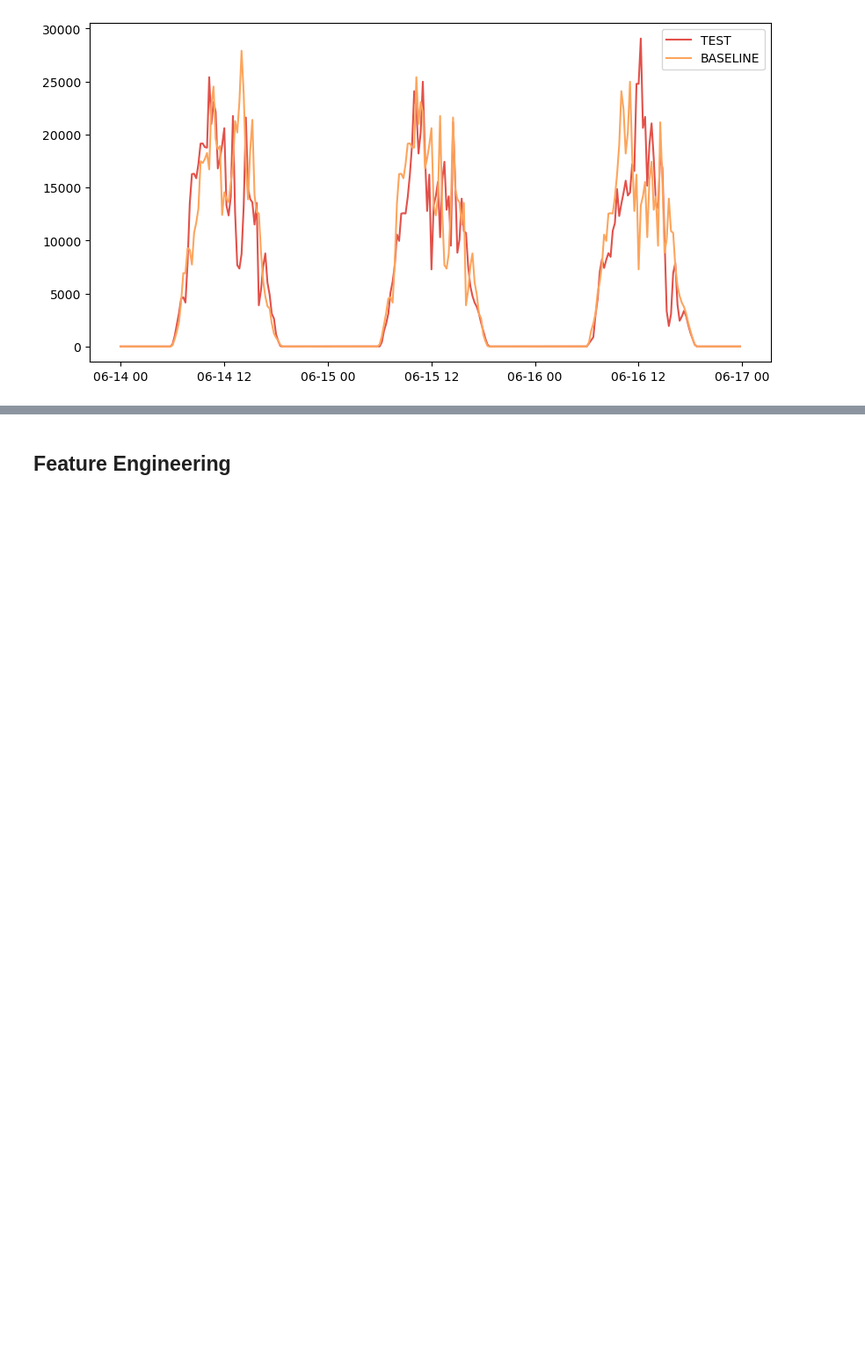
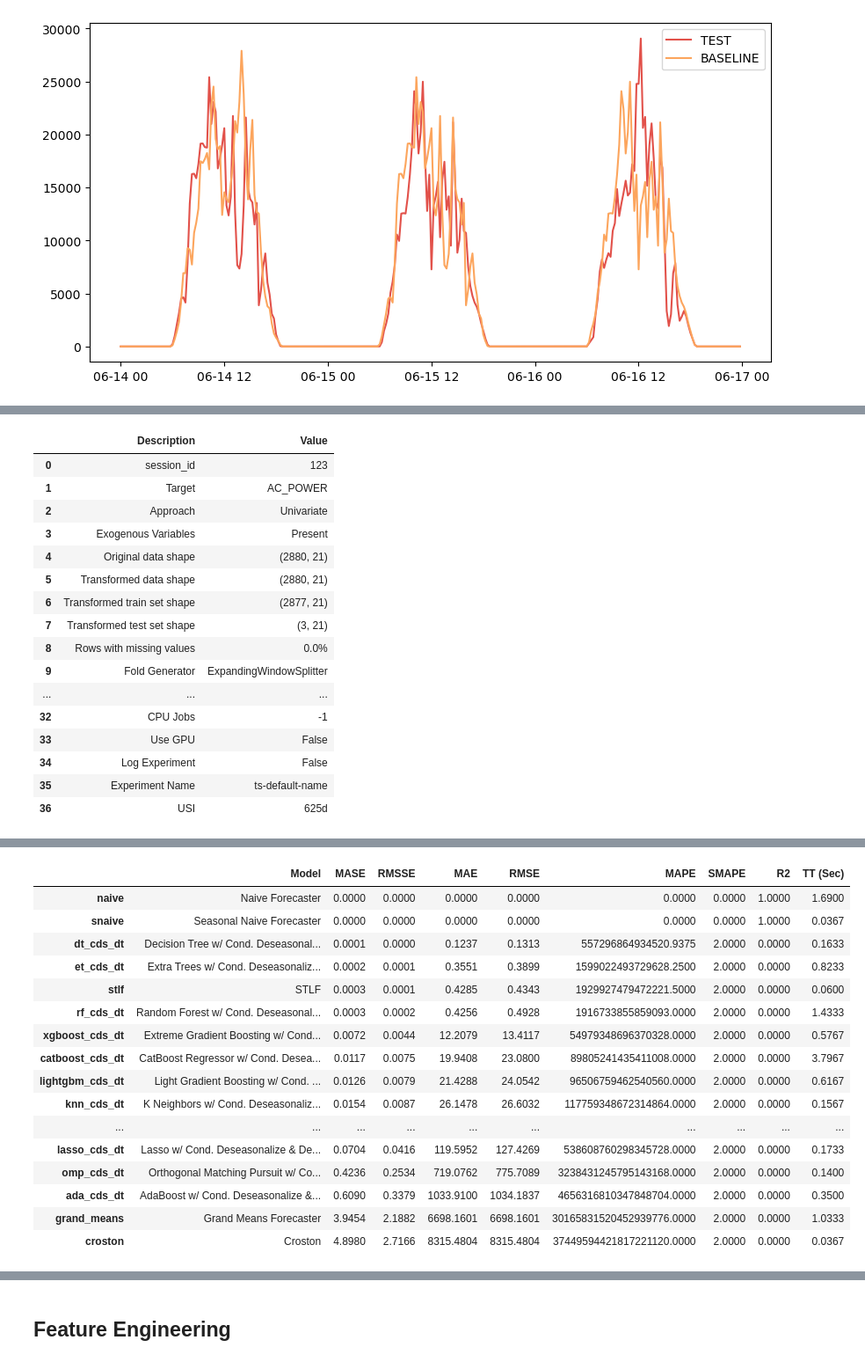
Before and after one commit to joshmdata/data-science-projects, a Jupyter notebook: forecasting-solar-power-ml-vs-dl.ipynb, the cells around one changed output, grey strips where cells are left out. Shown at 88% size. Cells and saved outputs as stored; diff of their text form; code cells hidden in the pictures; blank space fills up the shorter version.

Commit message:
Kaggle Notebook | Forecasting Solar Power: ML vs DL | Version 8

```diff
--- a/forecasting-solar-power-ml-vs-dl.ipynb
+++ b/forecasting-solar-power-ml-vs-dl.ipynb
@@ -683,0 +726,31 @@ plt.legend(['TEST', 'BASELINE'])
+# %%
+from pycaret.time_series import *
+s = setup(df_agg, target='AC_POWER', fh=3, session_id = 123)
+
+best = compare_models()
+
+plot_model(best)
+
+pred_holdout = predict_model(best)
+
+predictions = predict_model(best, fh=36)
+
+save_model(best, 'best_pipeline')
+# %% [output]
+|  | Description | Value |
+| 0 | session_id | 123 |
+| 1 | Target | AC_POWER |
+| 2 | Approach | Univariate |
+| 3 | Exogenous Variables | Present |
+| 4 | Original data shape | (2880, 21) |
+| 5 | Transformed data shape | (2880, 21) |
+| 6 | Transformed train set shape | (2877, 21) |
+| 7 | Transformed test set shape | (3, 21) |
+| 8 | Rows with missing values | 0.0% |
+| 9 | Fold Generator | ExpandingWindowSplitter |
+| ... | ... | ... |
+| 32 | CPU Jobs | -1 |
+| 33 | Use GPU | False |
+| 34 | Log Experiment | False |
+| 35 | Experiment Name | ts-default-name |
+| 36 | USI | 625d |
@@ -683,0 +758,17 @@ plt.legend(['TEST', 'BASELINE'])
+|  | Model | MASE | RMSSE | MAE | RMSE | MAPE | SMAPE | R2 | TT (Sec) |
+| naive | Naive Forecaster | 0.0000 | 0.0000 | 0.0000 | 0.0000 | 0.0000 | 0.0000 | 1.0000 | 1.6900 |
+| snaive | Seasonal Naive Forecaster | 0.0000 | 0.0000 | 0.0000 | 0.0000 | 0.0000 | 0.0000 | 1.0000 | 0.0367 |
+| dt_cds_dt | Decision Tree w/ Cond. Deseasonal... | 0.0001 | 0.0000 | 0.1237 | 0.1313 | 557296864934520.9375 | 2.0000 | 0.0000 | 0.1633 |
+| et_cds_dt | Extra Trees w/ Cond. Deseasonaliz... | 0.0002 | 0.0001 | 0.3551 | 0.3899 | 1599022493729628.2500 | 2.0000 | 0.0000 | 0.8233 |
+| stlf | STLF | 0.0003 | 0.0001 | 0.4285 | 0.4343 | 1929927479472221.5000 | 2.0000 | 0.0000 | 0.0600 |
+| rf_cds_dt | Random Forest w/ Cond. Deseasonal... | 0.0003 | 0.0002 | 0.4256 | 0.4928 | 1916733855859093.0000 | 2.0000 | 0.0000 | 1.4333 |
+| xgboost_cds_dt | Extreme Gradient Boosting w/ Cond... | 0.0072 | 0.0044 | 12.2079 | 13.4117 | 54979348696370328.0000 | 2.0000 | 0.0000 | 0.5767 |
+| catboost_cds_dt | CatBoost Regressor w/ Cond. Desea... | 0.0117 | 0.0075 | 19.9408 | 23.0800 | 89805241435411008.0000 | 2.0000 | 0.0000 | 3.7967 |
+| lightgbm_cds_dt | Light Gradient Boosting w/ Cond. ... | 0.0126 | 0.0079 | 21.4288 | 24.0542 | 96506759462540560.0000 | 2.0000 | 0.0000 | 0.6167 |
+| knn_cds_dt | K Neighbors w/ Cond. Deseasonaliz... | 0.0154 | 0.0087 | 26.1478 | 26.6032 | 117759348672314864.0000 | 2.0000 | 0.0000 | 0.1567 |
+| ... | ... | ... | ... | ... | ... | ... | ... | ... | ... |
+| lasso_cds_dt | Lasso w/ Cond. Deseasonalize & De... | 0.0704 | 0.0416 | 119.5952 | 127.4269 | 538608760298345728.0000 | 2.0000 | 0.0000 | 0.1733 |
+| omp_cds_dt | Orthogonal Matching Pursuit w/ Co... | 0.4236 | 0.2534 | 719.0762 | 775.7089 | 3238431245795143168.0000 | 2.0000 | 0.0000 | 0.1400 |
+| ada_cds_dt | AdaBoost w/ Cond. Deseasonalize &... | 0.6090 | 0.3379 | 1033.9100 | 1034.1837 | 4656316810347848704.0000 | 2.0000 | 0.0000 | 0.3500 |
+| grand_means | Grand Means Forecaster | 3.9454 | 2.1882 | 6698.1601 | 6698.1601 | 30165831520452939776.0000 | 2.0000 | 0.0000 | 1.0333 |
+| croston | Croston | 4.8980 | 2.7166 | 8315.4804 | 8315.4804 | 37449594421817221120.0000 | 2.0000 | 0.0000 | 0.0367 |
```
Also changed, not shown: parts of 43 cells of this notebook.
